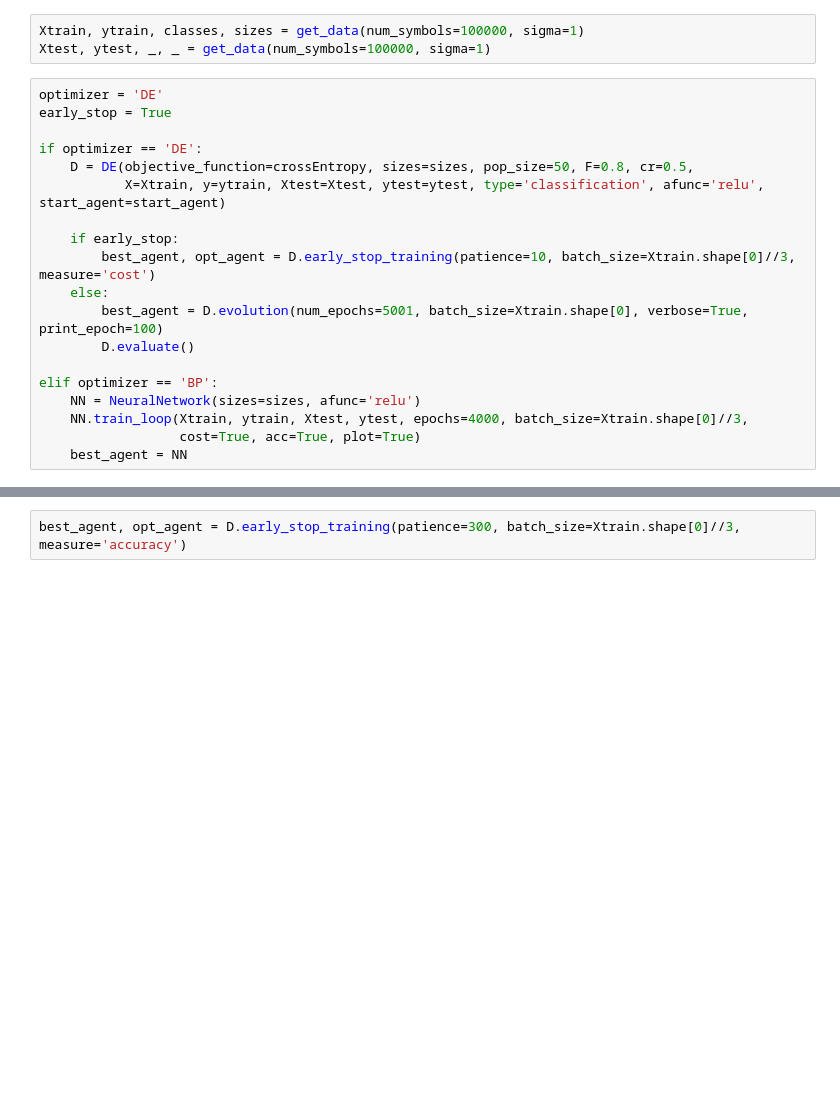
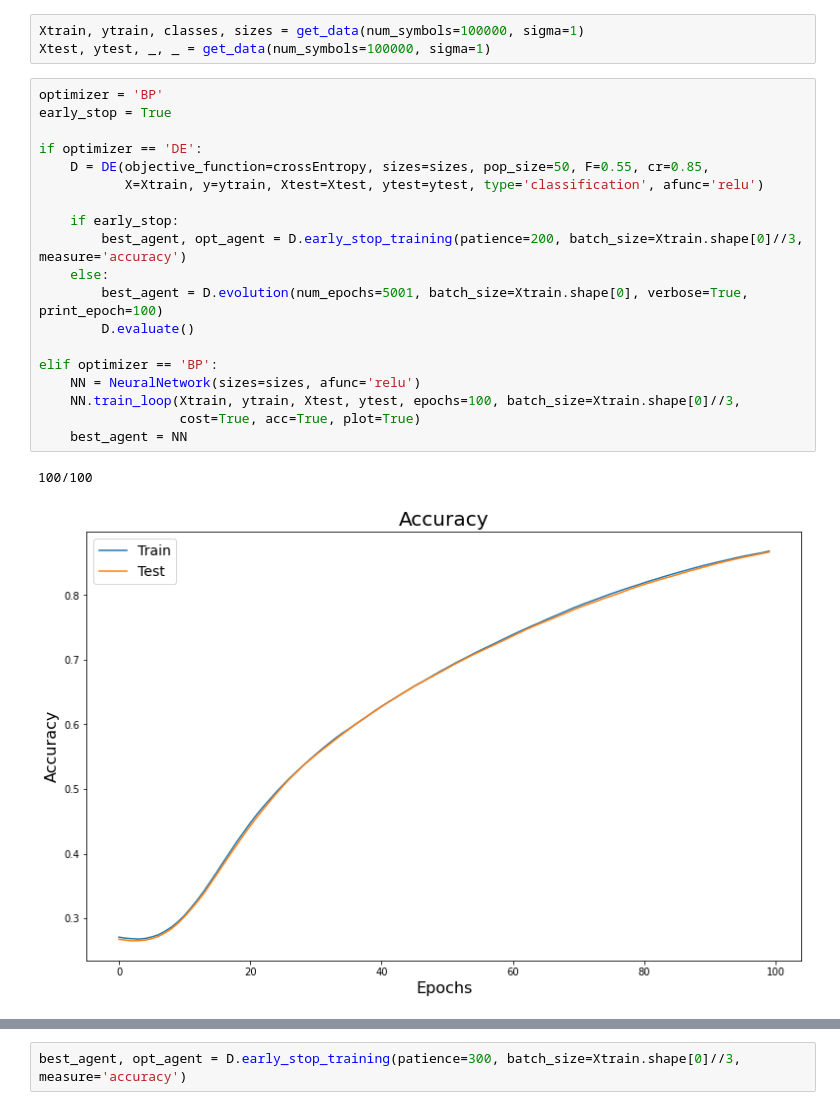
Before and after one commit to FaxMan1/Master-Thesis, a Jupyter notebook: Jupyter/MLFilter.ipynb, the cells around one changed output, grey strips where cells are left out. Drawn from its saved outputs; the diff is of its cells as text; blank space fills up the shorter version.

```diff
--- a/Jupyter/MLFilter.ipynb
+++ b/Jupyter/MLFilter.ipynb
@@ -56,21 +56,24 @@ start_agent = NeuralNetwork(sizes, startweights=w, startbiases=b, type='classifi
 Xtrain, ytrain, classes, sizes = get_data(num_symbols=100000, sigma=1)
 Xtest, ytest, _, _ = get_data(num_symbols=100000, sigma=1)
 # %%
-optimizer = 'DE'
+optimizer = 'BP'
 early_stop = True
 
 if optimizer == 'DE':
-    D = DE(objective_function=crossEntropy, sizes=sizes, pop_size=50, F=0.8, cr=0.5,
-           X=Xtrain, y=ytrain, Xtest=Xtest, ytest=ytest, type='classification', afunc='relu', start_agent=start_agent)
+    D = DE(objective_function=crossEntropy, sizes=sizes, pop_size=50, F=0.55, cr=0.85,
+           X=Xtrain, y=ytrain, Xtest=Xtest, ytest=ytest, type='classification', afunc='relu')
 
     if early_stop:
-        best_agent, opt_agent = D.early_stop_training(patience=10, batch_size=Xtrain.shape[0]//3, measure='cost')
+        best_agent, opt_agent = D.early_stop_training(patience=200, batch_size=Xtrain.shape[0]//3, measure='accuracy')
     else:
         best_agent = D.evolution(num_epochs=5001, batch_size=Xtrain.shape[0], verbose=True, print_epoch=100)
         D.evaluate()
 
 elif optimizer == 'BP':
     NN = NeuralNetwork(sizes=sizes, afunc='relu')
-    NN.train_loop(Xtrain, ytrain, Xtest, ytest, epochs=4000, batch_size=Xtrain.shape[0]//3,
+    NN.train_loop(Xtrain, ytrain, Xtest, ytest, epochs=100, batch_size=Xtrain.shape[0]//3,
                   cost=True, acc=True, plot=True)
     best_agent = NN
+# %% [output]
+100/100
+[figure, added]
```
Also changed, not shown: parts of 4 cells of this notebook.
